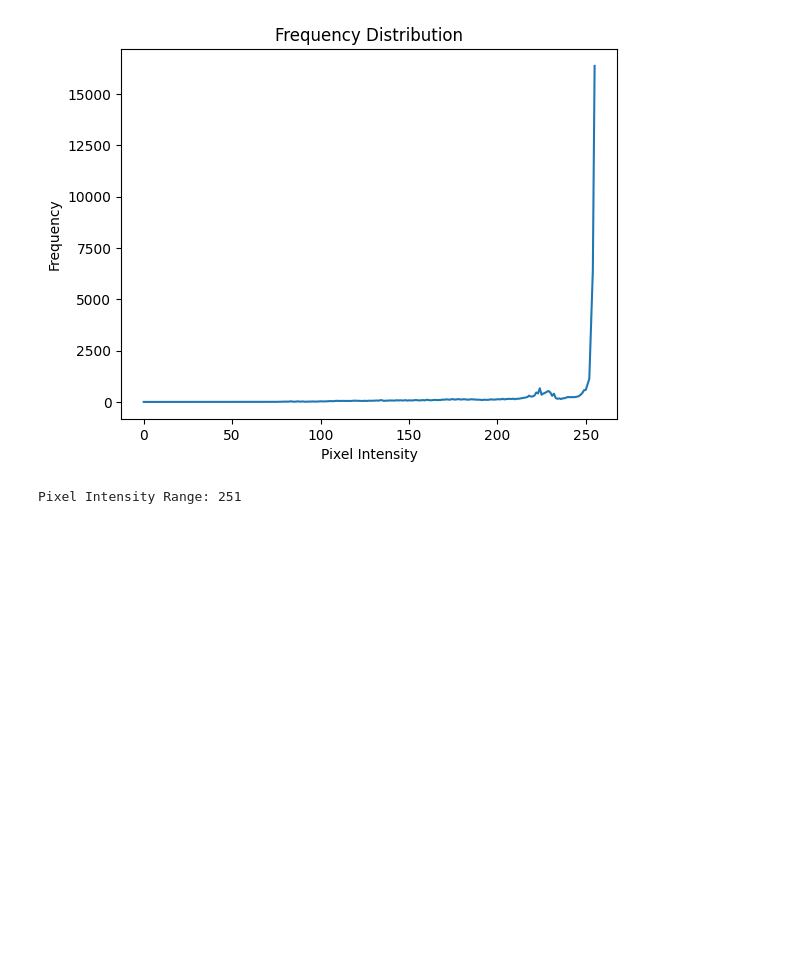
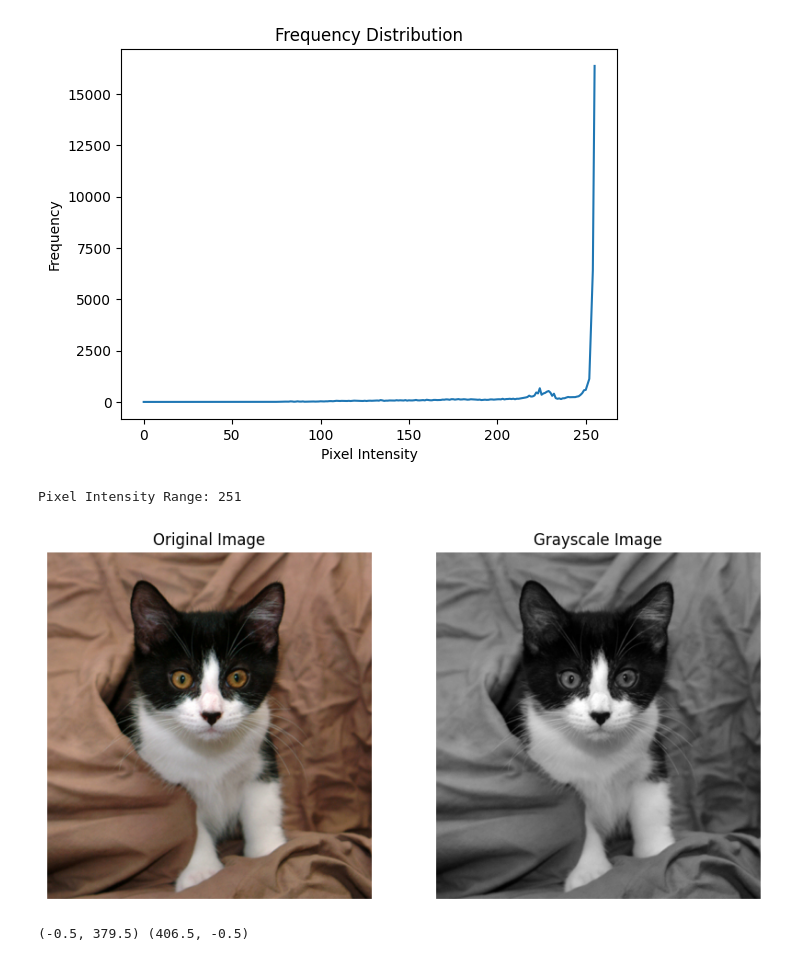
Before and after one commit to Taahia23/DIP_LAB_FINAL, a Jupyter notebook: Answers_of_lab_final.ipynb, the cells around one changed output. Saved outputs shown, nothing was run; the diff lists cells and outputs as text; code cells hidden in the pictures; blank space fills up the shorter version.

Commit message:
conversion done RGB image to a gray scale image and compare a sub-region of the image by intensity values

```diff
--- a/Answers_of_lab_final.ipynb
+++ b/Answers_of_lab_final.ipynb
@@ -27,3 +27,32 @@ Pixel Intensity Range: 251
 # %%
 from google.colab import drive
 drive.mount('/content/drive')
+# %%
+# Convert the RGB image(DIP_Lab_task_02.jpg) to a gray scale image and compare a sub-region of the image by intensity values(5*5 dimension would be enough for comparison). [10]
+
+from skimage import io
+import matplotlib.pyplot as plt
+import numpy as np
+
+img = io.imread('/content/drive/MyDrive/Assignment/Assignment/DIP_Lab_task_02.jpg')
+
+# Convert RGB to grayscale
+r, g, b = img[..., 0], img[..., 1], img[..., 2]
+gray_img = (r * 0.25 + g * 0.50 + b * 0.25).astype(np.uint8)
+
+# Plot the images
+fig, ax = plt.subplots(1, 2, figsize=(10, 5))
+
+ax[0].imshow(img)
+ax[0].set_title('Original Image')
+ax[0].axis('off')
+
+ax[1].imshow(gray_img, cmap='gray')
+ax[1].set_title('Grayscale Image')
+ax[1].axis('off')
+
+plt.show()
+print(ax[1].get_xlim(), ax[1].get_ylim())
+# %% [output]
+[figure, added]
+(-0.5, 379.5) (406.5, -0.5)
```
